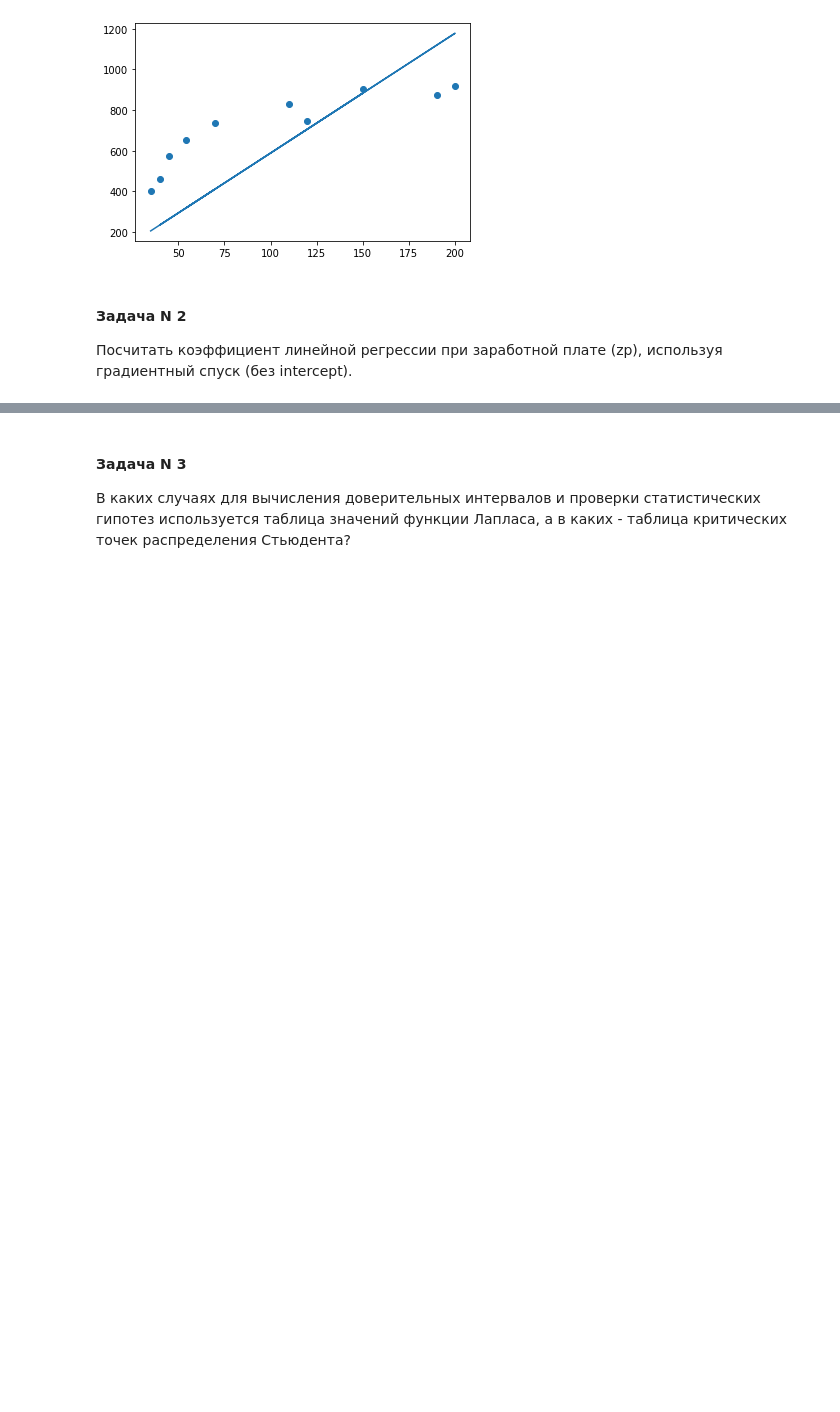
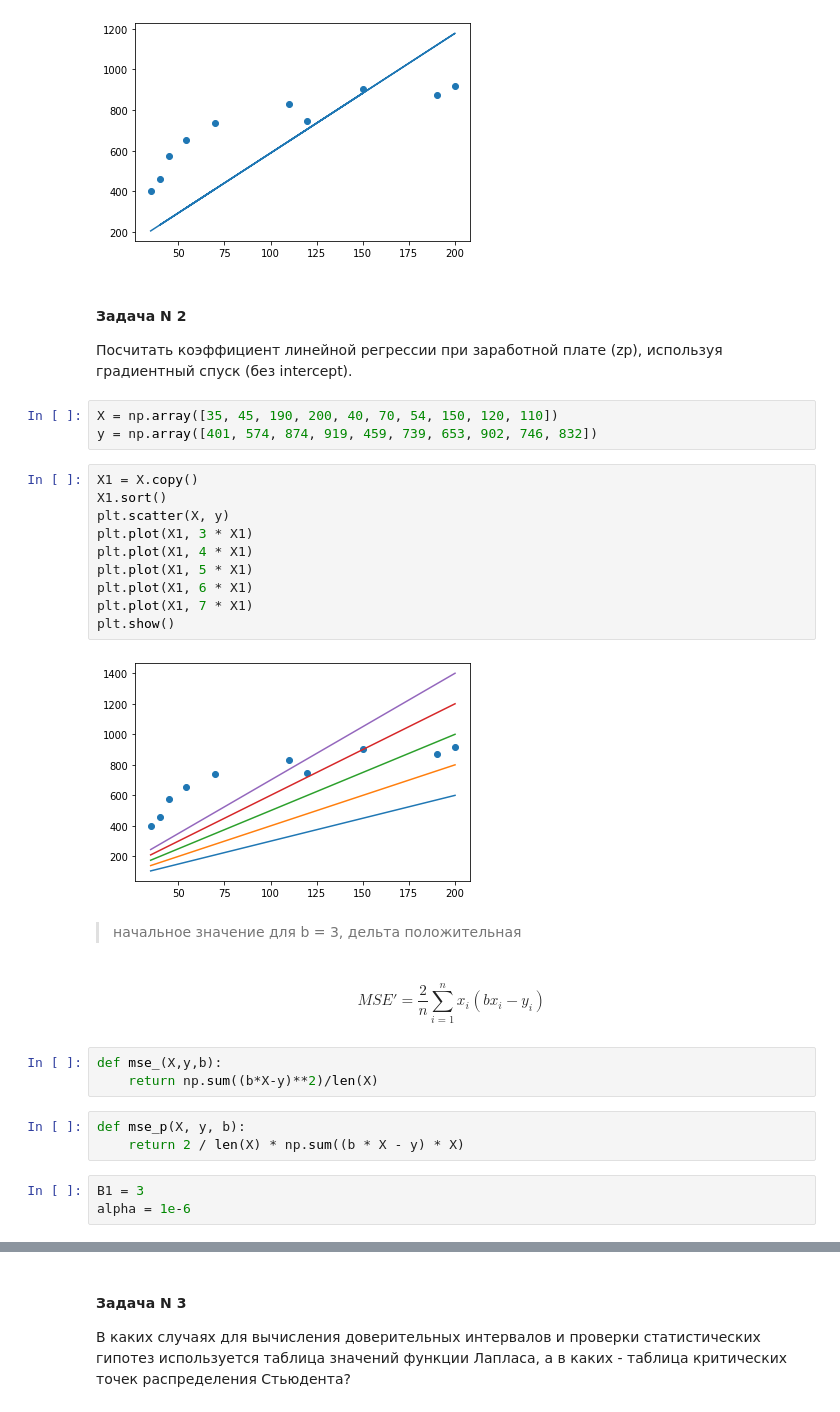
Before and after one commit to alex-chin/gb_prob_stat, a Jupyter notebook: homeworks/home07/home07.ipynb, the cells around one changed output, grey strips where cells are left out. Saved outputs shown, nothing was run; the diff lists cells and outputs as text; blank space fills up the shorter version.

```diff
--- a/homeworks/home07/home07.ipynb
+++ b/homeworks/home07/home07.ipynb
@@ -87,3 +94,32 @@ plt.show()
 # %% [markdown]
 #### Задача N 2
 Посчитать коэффициент линейной регрессии при заработной плате (zp), используя градиентный спуск (без intercept).
+# %%
+X = np.array([35, 45, 190, 200, 40, 70, 54, 150, 120, 110])
+y = np.array([401, 574, 874, 919, 459, 739, 653, 902, 746, 832])
+# %%
+X1 = X.copy()
+X1.sort()
+plt.scatter(X, y)
+plt.plot(X1, 3 * X1)
+plt.plot(X1, 4 * X1)
+plt.plot(X1, 5 * X1)
+plt.plot(X1, 6 * X1)
+plt.plot(X1, 7 * X1)
+plt.show()
+# %% [output]
+[figure, added]
+# %% [markdown]
+> начальное значение для b = 3, дельта положительная
+>
+# %% [markdown]
+$$MSE' = \frac{2}{n} {\sum\limits_{i=1}^{n} x_i(b x_i - y_i) }$$
+# %%
+def mse_(X,y,b):
+    return np.sum((b*X-y)**2)/len(X)
+# %%
+def mse_p(X, y, b):
+    return 2 / len(X) * np.sum((b * X - y) * X)
+# %%
+B1 = 3
+alpha = 1e-6
```
Also changed, not shown: parts of 9 cells of this notebook.
